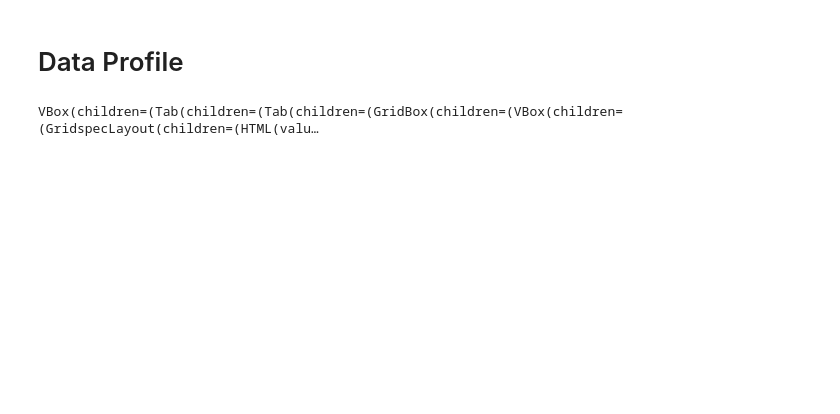
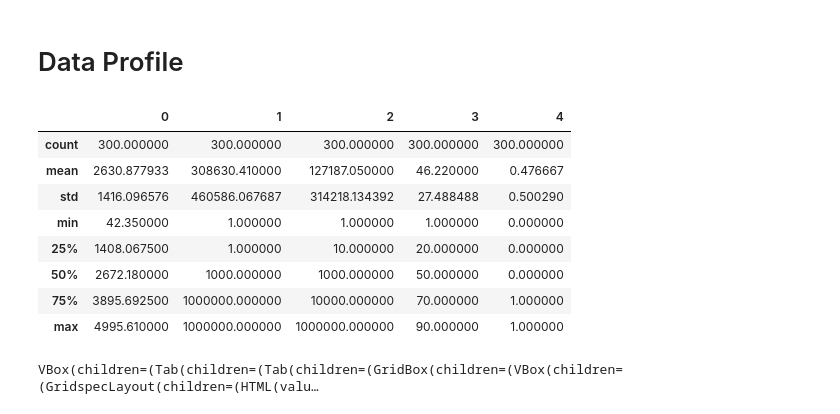
Before and after one commit to mariandumitrascu/qosf-challenge-2022-md, a Jupyter notebook: task-02/md-task-02-data-profile.ipynb, the cells around one changed output. Drawn from its saved outputs; the diff is of its cells as text; code cells hidden in the pictures; blank space fills up the shorter version.

```diff
--- a/task-02/md-task-02-data-profile.ipynb
+++ b/task-02/md-task-02-data-profile.ipynb
@@ -9,16 +9,27 @@ from IPython.display import display, HTML
 # %%
 import pandas as pd
 import pandas_profiling
 
 
 path_train = '/_jupyter/QC/QOSF-challenge-md-2022/task-02/mock_train_set.csv'
 path_test = '/_jupyter/QC/QOSF-challenge-md-2022/task-02/mock_test_set.csv'
 
 # Depreciated: pre 2.0.0 version
 df = pd.read_csv(path_train)
+df.describe()
 
 profile = pandas_profiling.ProfileReport(df, explorative = True)
 profile.to_file('data_profile.html')
 profile.to_widgets()
+profile.to_notebook_iframe()
 # %% [output]
+|  | 0 | 1 | 2 | 3 | 4 |
+| count | 300.000000 | 300.000000 | 300.000000 | 300.000000 | 300.000000 |
+| mean | 2630.877933 | 308630.410000 | 127187.050000 | 46.220000 | 0.476667 |
+| std | 1416.096576 | 460586.067687 | 314218.134392 | 27.488488 | 0.500290 |
+| min | 42.350000 | 1.000000 | 1.000000 | 1.000000 | 0.000000 |
+| 25% | 1408.067500 | 1.000000 | 10.000000 | 20.000000 | 0.000000 |
+| 50% | 2672.180000 | 1000.000000 | 1000.000000 | 50.000000 | 0.000000 |
+| 75% | 3895.692500 | 1000000.000000 | 10000.000000 | 70.000000 | 1.000000 |
+| max | 4995.610000 | 1000000.000000 | 1000000.000000 | 90.000000 | 1.000000 |
 VBox(children=(Tab(children=(Tab(children=(GridBox(children=(VBox(children=(GridspecLayout(children=(HTML(valu…
```
Also changed, not shown: parts of 1 cell of this notebook, 2 other files.
